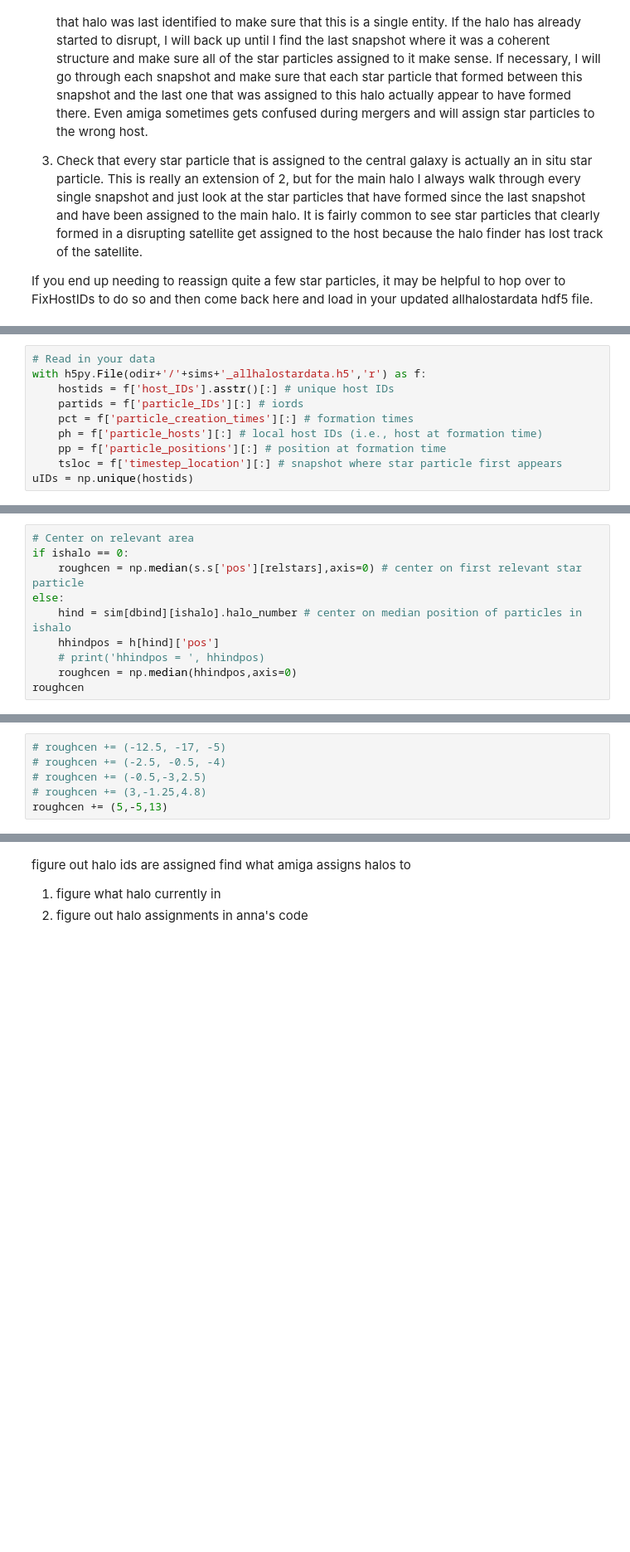
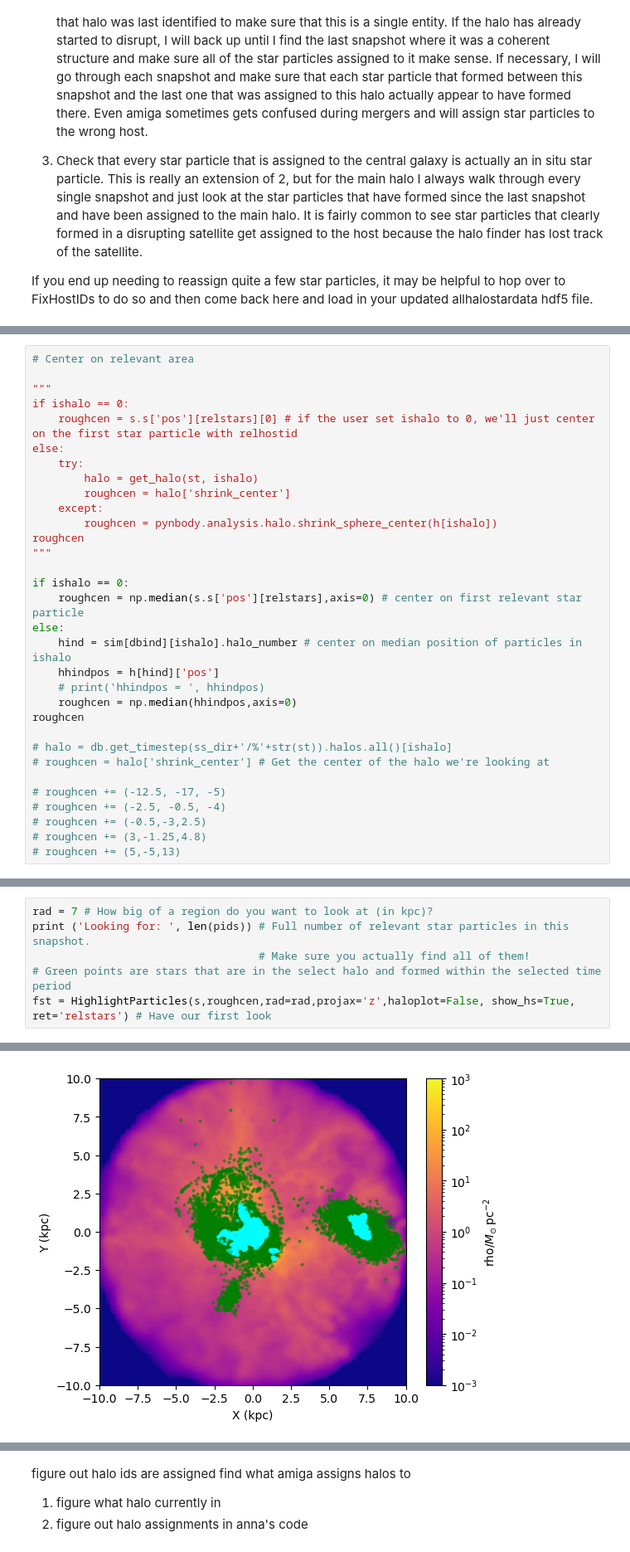
Before and after one commit to CharlotteRuth/startrace, a Jupyter notebook: AnnaWright_startrace/RomZoomSHAnalysisScripts/TrackDownStars_rz.ipynb, the cells around one changed output, grey strips where cells are left out. Shown at 83% size. Saved outputs shown, nothing was run; the diff lists cells and outputs as text; blank space fills up the shorter version.

```diff
--- a/AnnaWright_startrace/RomZoomSHAnalysisScripts/TrackDownStars_rz.ipynb
+++ b/AnnaWright_startrace/RomZoomSHAnalysisScripts/TrackDownStars_rz.ipynb
@@ -73,10 +51,0 @@ ishalo = 0 # Which halo do you want to center on? If this is 0, we will center o
-# %%
-# Read in your data
-with h5py.File(odir+'/'+sims+'_allhalostardata.h5','r') as f:
-    hostids = f['host_IDs'].asstr()[:] # unique host IDs
-    partids = f['particle_IDs'][:] # iords
-    pct = f['particle_creation_times'][:] # formation times
-    ph = f['particle_hosts'][:] # local host IDs (i.e., host at formation time)
-    pp = f['particle_positions'][:] # position at formation time
-    tsloc = f['timestep_location'][:] # snapshot where star particle first appears
-uIDs = np.unique(hostids)
@@ -494,5 +649,18 @@ array([ -49.08950054, -515.17864786, -285.51562632])
 # %%
 # Center on relevant area
+
+"""
+if ishalo == 0:
+    roughcen = s.s['pos'][relstars][0] # if the user set ishalo to 0, we'll just center on the first star particle with relhostid
+else:
+    try:
+        halo = get_halo(st, ishalo)
+        roughcen = halo['shrink_center']
+    except:
+        roughcen = pynbody.analysis.halo.shrink_sphere_center(h[ishalo])
+roughcen
+"""
+
 if ishalo == 0:
     roughcen = np.median(s.s['pos'][relstars],axis=0) # center on first relevant star particle
 else:
@@ -501,4 +669,13 @@ else:
     # print('hhindpos = ', hhindpos)
     roughcen = np.median(hhindpos,axis=0)
 roughcen
+
+# halo = db.get_timestep(ss_dir+'/%'+str(st)).halos.all()[ishalo]
+# roughcen = halo['shrink_center'] # Get the center of the halo we're looking at
+
+# roughcen += (-12.5, -17, -5)
+# roughcen += (-2.5, -0.5, -4)
+# roughcen += (-0.5,-3,2.5)
+# roughcen += (3,-1.25,4.8)
+# roughcen += (5,-5,13)
 # %% [output]
@@ -511,6 +682,0 @@ array([ -67.22382095, -603.31343337, -324.38478008])
-# %%
-# roughcen += (-12.5, -17, -5)
-# roughcen += (-2.5, -0.5, -4)
-# roughcen += (-0.5,-3,2.5)
-# roughcen += (3,-1.25,4.8)
-roughcen += (5,-5,13)
@@ -518,0 +683,7 @@ roughcen += (5,-5,13)
+# %%
+rad = 7 # How big of a region do you want to look at (in kpc)?
+print ('Looking for: ', len(pids)) # Full number of relevant star particles in this snapshot.
+                                   # Make sure you actually find all of them!
+# Green points are stars that are in the select halo and formed within the selected time period
+fst = HighlightParticles(s,roughcen,rad=rad,projax='z',haloplot=False, show_hs=True, ret='relstars') # Have our first look
+# %% [output]
@@ -518,0 +692 @@ roughcen += (5,-5,13)
+[figure, new version]
```
Also changed, not shown: parts of 60 cells of this notebook, 8 other files.
